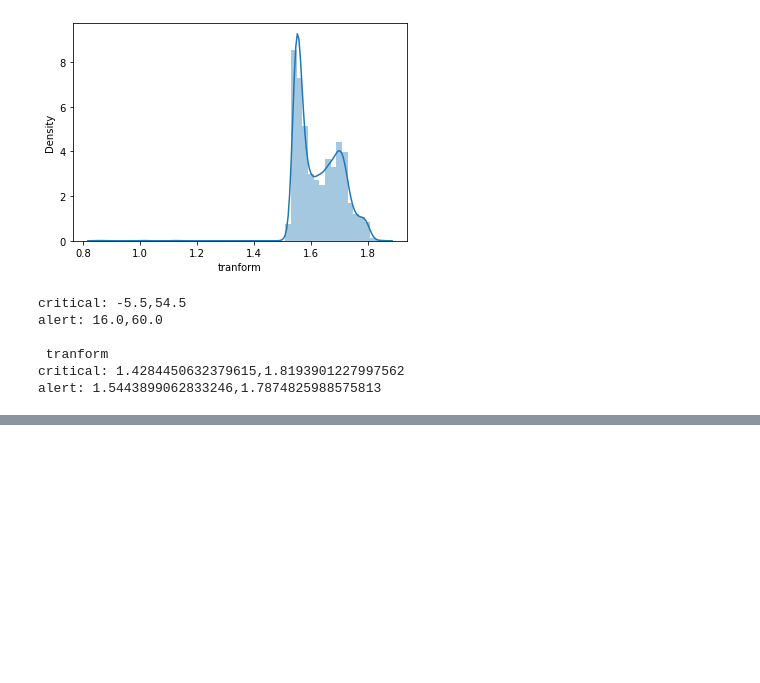
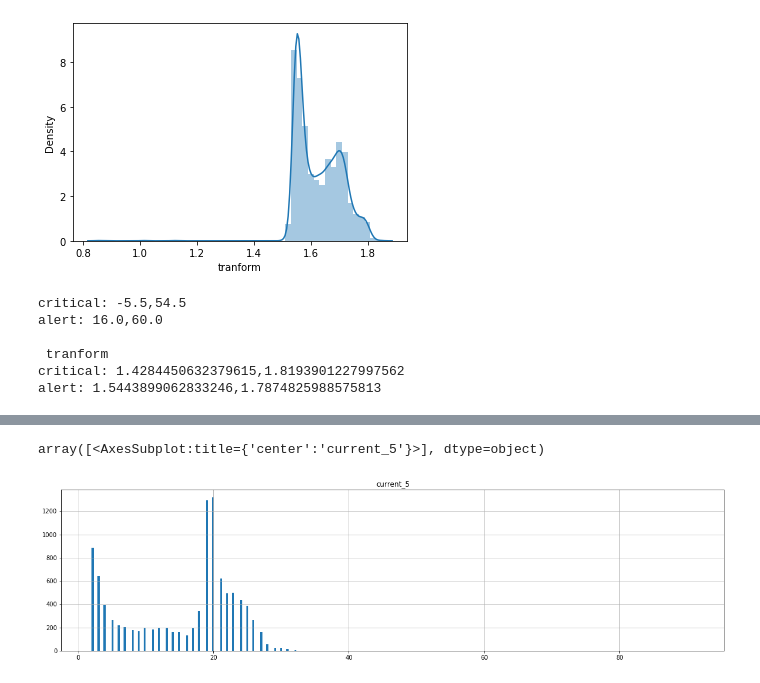
Before and after one commit to kimlolipop/stat-predictive, a Jupyter notebook: stat.ipynb, the cells around one changed output, grey strips where cells are left out. Cells and saved outputs as stored; diff of their text form; code cells hidden in the pictures; blank space fills up the shorter version.

```diff
--- a/stat.ipynb
+++ b/stat.ipynb
@@ -442,0 +516,5 @@ not balance
+# %%
+df = pd.read_csv('data/20-10-21/R1L1-J2-data.csv')
+df = df[df['status'] == 'normal']
+# df = df[(df['date'] == '05/09/2021') | (df['date'] == '06/09/2021')]
+df
@@ -442,0 +535,9 @@ not balance
+# %%
+# def clean(df):
+focus = 'current_5'
+df_focus =  df[['date','time', focus]]
+
+df_focus = df_focus[df_focus[focus] > 1]
+df_focus = df_focus[df_focus[focus] < 100]
+df_focus
+# df_focus[focus].value_counts()
@@ -442,0 +558,8 @@ not balance
+# %%
+from matplotlib import pyplot as plt
+
+fig, axes = plt.subplots(1, 1, figsize=(20,5))
+df_focus[[focus]].hist(bins = 300,ax=axes)
+# %% [output]
+array([<AxesSubplot:title={'center':'current_5'}>], dtype=object)
+[figure, added]
```
Also changed, not shown: parts of 12 cells of this notebook, 3 other files.
